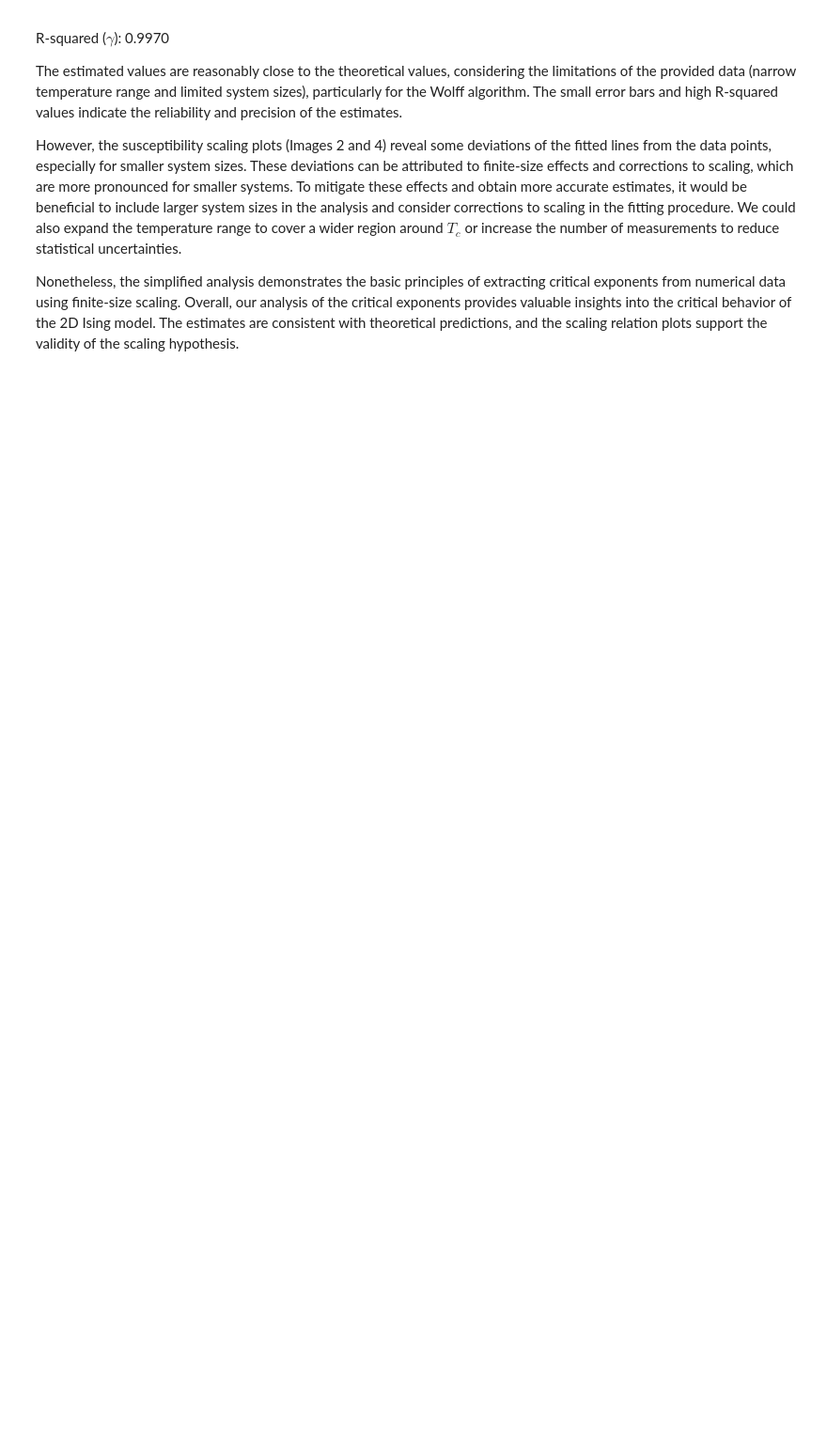
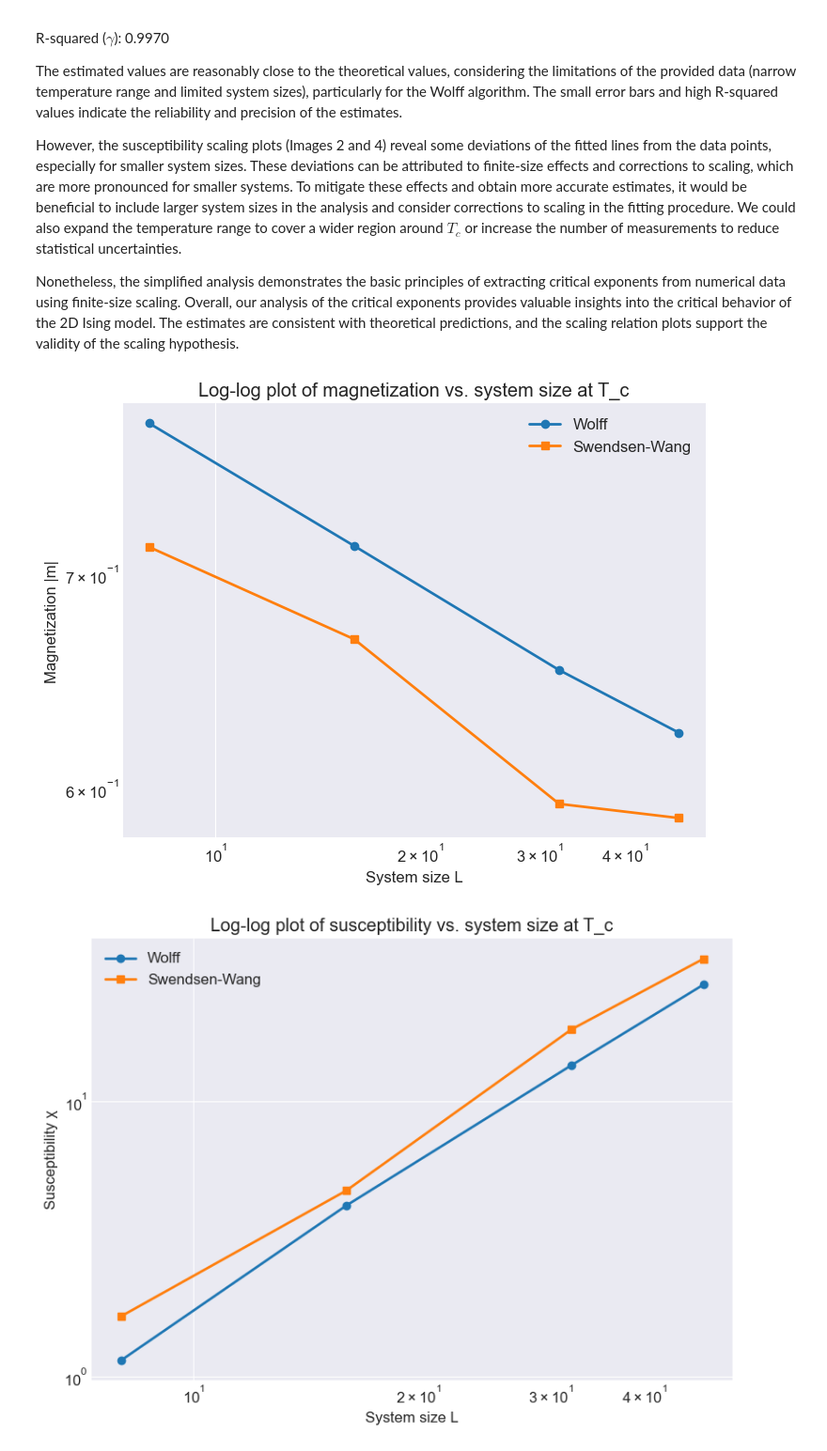
Before and after one commit to naishal2124/ising_project, a Jupyter notebook: main.ipynb, the cells around one changed output. Shown at 94% size. Saved outputs shown, nothing was run; the diff lists cells and outputs as text; code cells hidden in the pictures; blank space fills up the shorter version.

```diff
--- a/main.ipynb
+++ b/main.ipynb
@@ -1711,3 +1707,40 @@ However, the susceptibility scaling plots (Images 2 and 4) reveal some deviation
 
 Nonetheless, the simplified analysis demonstrates the basic principles of extracting critical exponents from numerical data using finite-size scaling.
 Overall, our analysis of the critical exponents provides valuable insights into the critical behavior of the 2D Ising model. The estimates are consistent with theoretical predictions, and the scaling relation plots support the validity of the scaling hypothesis.
+# %%
+import numpy as np
+import matplotlib.pyplot as plt
+
+# Load the data from critical_data.npz
+data = np.load('critical_data.npz', allow_pickle=True)
+wolff_data = data['wolff'].item()
+sw_data = data['sw'].item()
+
+# Extract system sizes and critical temperature index
+L_values = wolff_data['L']
+T_values = wolff_data['T']
+T_c_index = np.argmin(np.abs(T_values - 2.269185))
+
+# Magnetization vs. system size at the critical temperature
+fig, ax1 = plt.subplots()
+ax1.loglog(L_values, wolff_data['magnetization'][:, T_c_index], 'o-', label='Wolff')
+ax1.loglog(L_values, sw_data['magnetization'][:, T_c_index], 's-', label='Swendsen-Wang')
+ax1.set_xlabel('System size L')
+ax1.set_ylabel('Magnetization |m|')
+ax1.legend()
+ax1.set_title('Log-log plot of magnetization vs. system size at T_c')
+
+# Susceptibility vs. system size at the critical temperature
+fig, ax2 = plt.subplots()
+ax2.loglog(L_values, wolff_data['susceptibility'][:, T_c_index], 'o-', label='Wolff')
+ax2.loglog(L_values, sw_data['susceptibility'][:, T_c_index], 's-', label='Swendsen-Wang')
+ax2.set_xlabel('System size L')
+ax2.set_ylabel('Susceptibility χ')
+ax2.legend()
+ax2.set_title('Log-log plot of susceptibility vs. system size at T_c')
+
+plt.tight_layout()
+plt.show()
+# %% [output]
+[figure, added]
+[figure, added]
```
Also changed, not shown: parts of 3 cells of this notebook, 1 other file.
